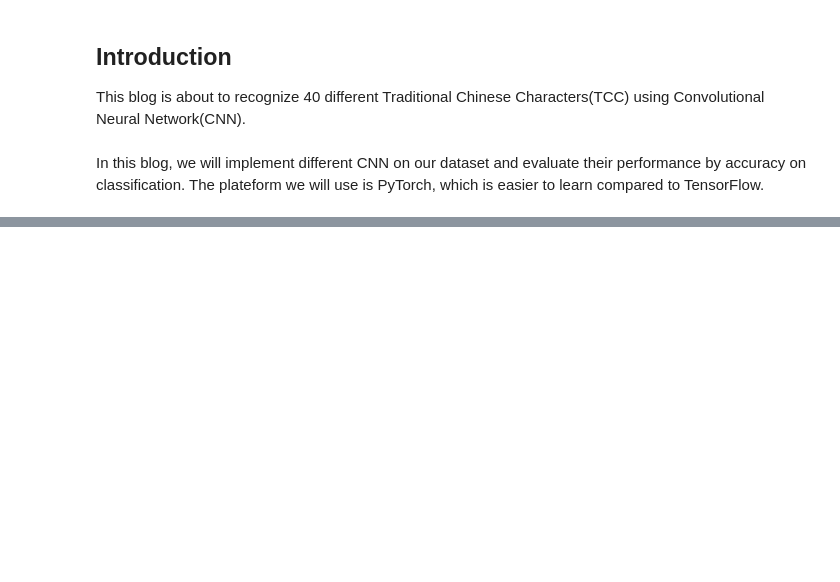
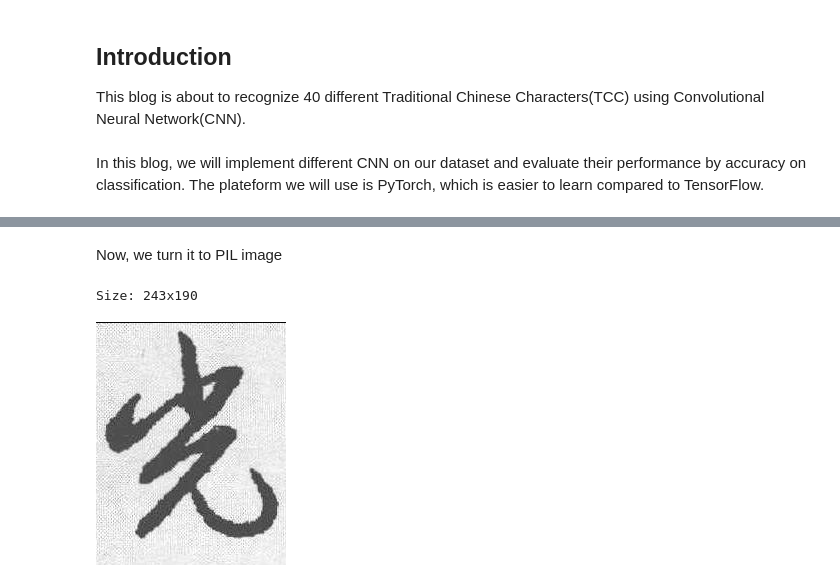
Before and after one commit to HouHouHouHouHouHou/7390, a Jupyter notebook: PortfolioBlog.ipynb, the cells around one changed output, grey strips where cells are left out. Drawn from its saved outputs; the diff is of its cells as text; code cells hidden in the pictures; blank space fills up the shorter version.

```diff
--- a/PortfolioBlog.ipynb
+++ b/PortfolioBlog.ipynb
@@ -27,0 +156,12 @@ performance
+# %% [markdown]
+Now, we turn it to PIL image
+# %%
+import PIL
+from PIL import Image,ImageOps
+
+image_1 = Image.fromarray(image1)
+print("Size: {}x{}".format(image1.shape[0],image1.shape[1]))
+image_1
+# %% [output]
+Size: 243x190
+[figure, added]
```
Also changed, not shown: parts of 56 cells of this notebook, 7 other files.
